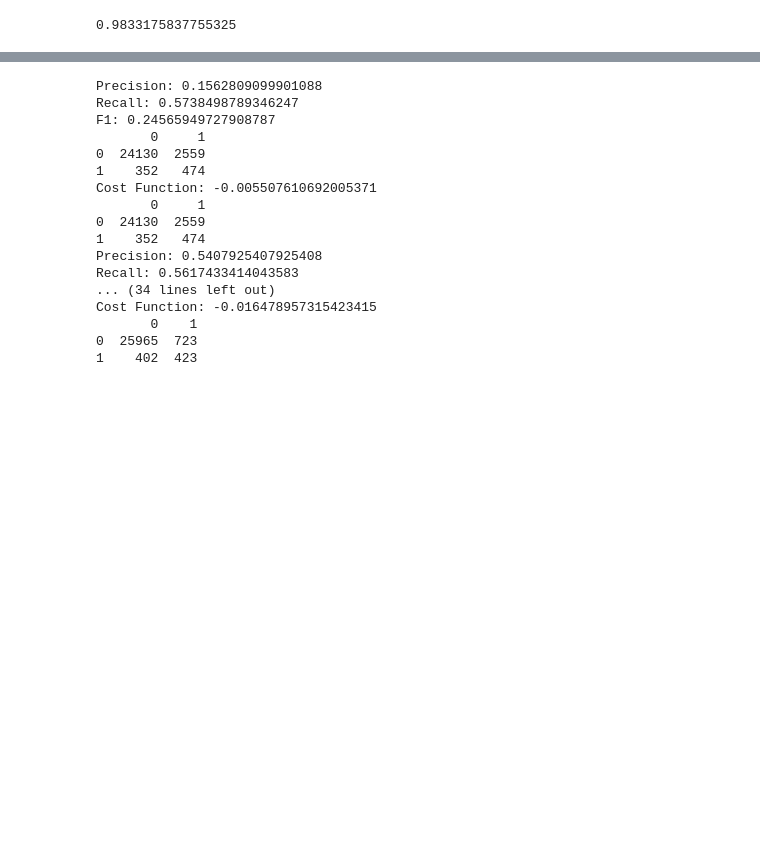
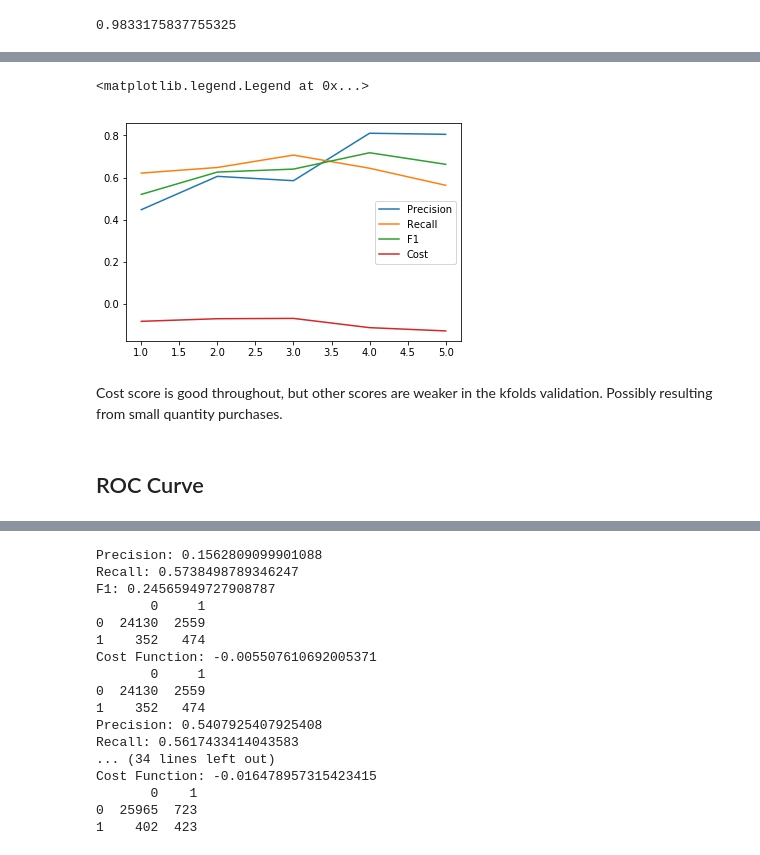
Before and after one commit to ortsed/eia-fuel-costs, a Jupyter notebook: 5-Coal-Analysis.ipynb, the cells around one changed output, grey strips where cells are left out. Drawn from its saved outputs; the diff is of its cells as text; code cells hidden in the pictures; blank space fills up the shorter version.

```diff
--- a/5-Coal-Analysis.ipynb
+++ b/5-Coal-Analysis.ipynb
@@ -137,2 +144,3 @@ def get_c():
 # %%
 df_c = get_c()
+X,y =get_xy()
@@ -139,8 +149,4 @@ df_c = get_c()
 # %%
-X = df_c.drop(columns=["fuel_cost"])
-# setting cutoff for a price spike at 97th percentile  = 2x 50th percentile
-y = (df_c.fuel_cost > df_c.fuel_cost.quantile(.97))
-
 X_train, X_test, y_train, y_test = train_test_split(X, y, test_size = 0.2)
 
 model = DecisionTreeClassifier(random_state=23)
@@ -163,0 +174,24 @@ Cost Function: -0.013964758257227915
+# %%
+
+def get_scores(y_test, y_pred, X):
+    from sklearn.metrics import f1_score, recall_score, precision_score
+    precision = precision_score(y_test, y_pred)
+    recall =  recall_score(y_test, y_pred)
+    f1 = f1_score(y_test, y_pred)
+    cost = cost_function(y_test, y_pred, X)
+
+    print("Precision: %s" % precision)
+    print("Recall: %s" % recall)
+    print("F1: %s" % f1)
+    print("Cost Function: %s" % cost)
+    return {"precision": precision, "recall": recall, "f1": f1, "cost": cost}
+# %%
+scores = []
+folds = KFold(n_splits=5, random_state=23)
+for train_index, test_index in folds.split(X):
+    X_train, X_test = X.iloc[train_index], X.iloc[test_index]
+    y_train, y_test = y.iloc[train_index], y.iloc[test_index]
+
+    model = DecisionTreeClassifier(random_state=23, max_depth=10)
+    y_pred = model.fit(X_train, y_train).predict(X_test)
+    scores.append(get_scores(y_test, y_pred, X_test))
@@ -164 +216,15 @@ Cost Function: -0.013964758257227915
+# %%
+xs = list(range(1,6))
+plt.plot(xs, [x["precision"] for x in scores], label="Precision")
+plt.plot(xs, [x["recall"] for x in scores], label="Recall")
+plt.plot(xs, [x["f1"] for x in scores], label="F1")
+plt.plot(xs, [x["cost"] for x in scores], label="Cost")
+plt.legend()
+# %% [output]
+<matplotlib.legend.Legend at 0x...>
+[figure, added]
+# %% [markdown]
+Cost score is good throughout, but other scores are weaker in the kfolds validation. Possibly resulting from small quantity purchases.
+# %% [markdown]
+## ROC Curve
 # %%
```
Also changed, not shown: parts of 22 cells of this notebook, 7 other files.
